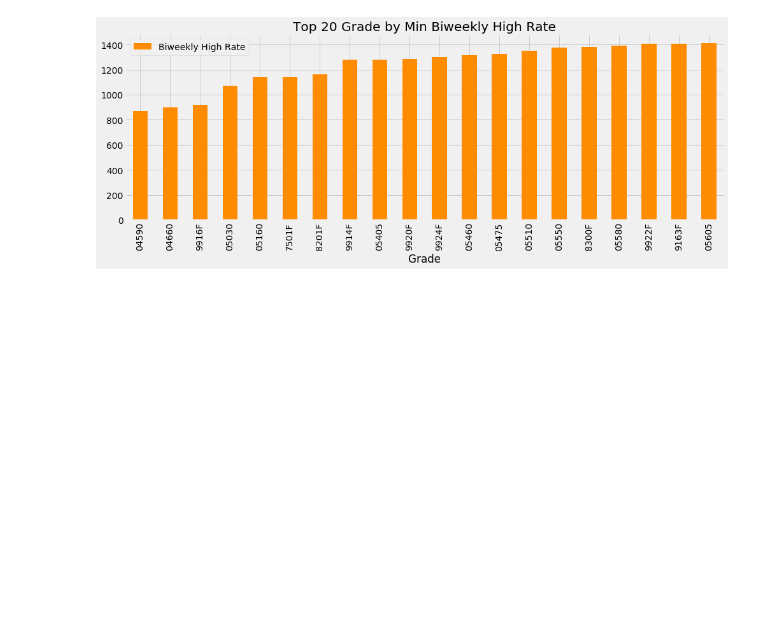
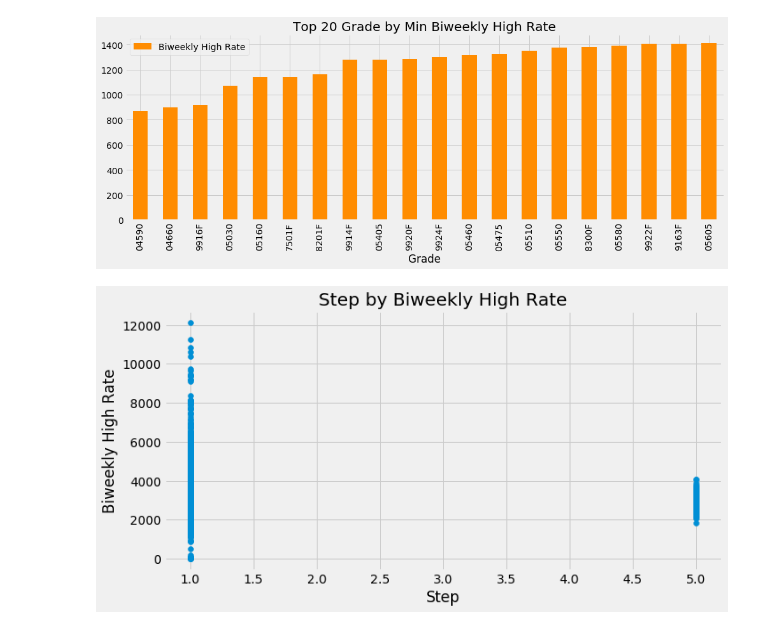
Before and after one commit to yungshun317/feature-understanding, a Jupyter notebook: feature-understanding.ipynb, the cells around one changed output. Saved outputs shown, nothing was run; the diff lists cells and outputs as text; code cells hidden in the pictures; blank space fills up the shorter version.

Commit message:
Further plot with matplotlib for the exploratory data analysis

```diff
--- a/feature-understanding.ipynb
+++ b/feature-understanding.ipynb
@@ -218,0 +225,12 @@ Text(0.5,1,'Top 20 Grade by Min Biweekly High Rate')
+# %%
+x = salary_ranges['Step']
+y = salary_ranges['Biweekly High Rate']
+
+fig, ax = plt.subplots(figsize=(10,5))
+ax.scatter(x, y)
+ax.set_xlabel('Step')
+ax.set_ylabel('Biweekly High Rate')
+ax.set_title('Step by Biweekly High Rate')
+plt.show()
+# %% [output]
+[figure, added]
```
Also changed, not shown: parts of 12 cells of this notebook.
